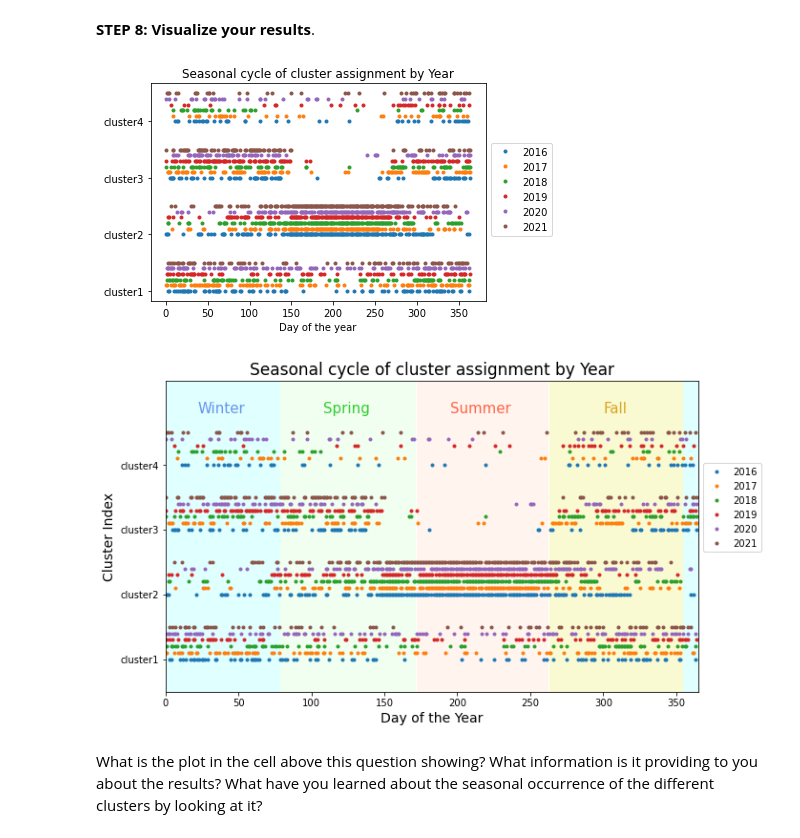
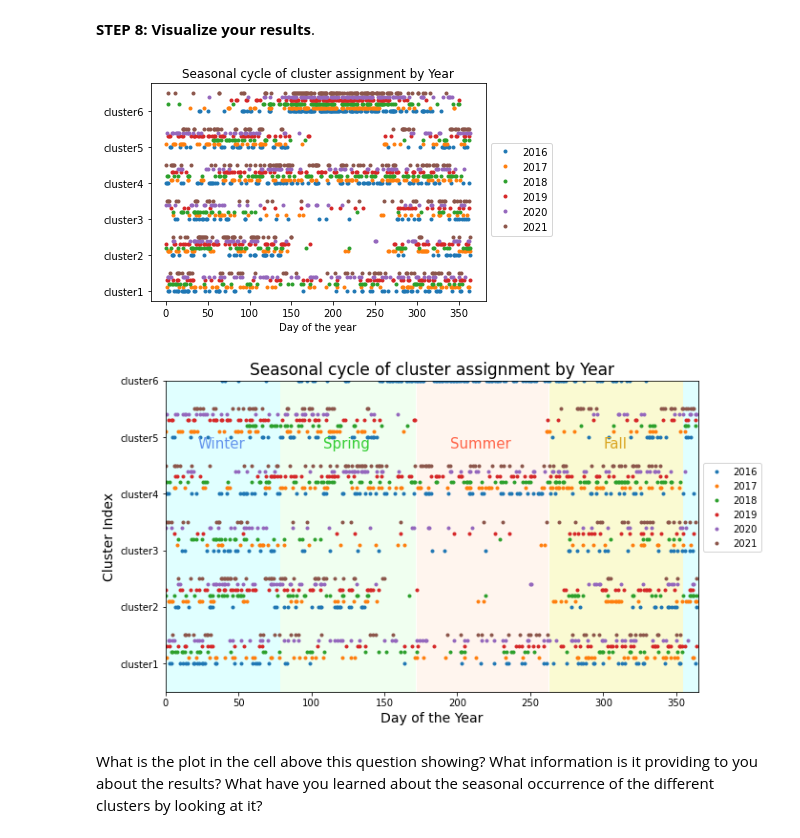
Before and after one commit to eguderian/ATOC5860_Spring2022, a Jupyter notebook: lab6/ATOC5860_applicationlab6_cluster_mesa_data.ipynb, the cells around one changed output. Cells and saved outputs as stored; diff of their text form; code cells hidden in the pictures.

```diff
--- a/lab6/ATOC5860_applicationlab6_cluster_mesa_data.ipynb
+++ b/lab6/ATOC5860_applicationlab6_cluster_mesa_data.ipynb
@@ -293,7 +293,7 @@ if quickplot == 'yes':
 **STEP 7: Use K-means clustering to look for patterns in the data**
 # %%
 ## select the number of clusters (i.e., here the number of seasons you want to try to identify using the weather data)
-NO_CLUSTERS = 4 # use 4 clusters - see if you get out 4 seasons of winter, fall, spring, summer
+NO_CLUSTERS = 6 # use 4 clusters - see if you get out 4 seasons of winter, fall, spring, summer
 
 ## do the clustering, return centroids (i.e., Coordinates of cluster centers.)
 ## https://scikit-learn.org/stable/modules/generated/sklearn.cluster.KMeans.html
@@ -317,20 +317,20 @@ Here is the cluster idx for each day of the year:
 # %%
 ### Make a quick plot to show the index results
 
 ### plot each year
 plt.plot(idx[0:365],'.',label='2016');
 plt.plot(idx[365:365*2]+0.1,'.',label='2017');
 plt.plot(idx[365*2:365*3]+0.2,'.',label='2018');
 plt.plot(idx[365*3:365*4]+0.3,'.',label='2019');
 plt.plot(idx[365*4:365*5]+0.4,'.',label='2020');
 plt.plot(idx[365*5:365*6]+0.5,'.',label='2021');
 #plt.legend(loc='best');
 plt.legend(bbox_to_anchor=(1, 0.75), loc='upper left', ncol=1);
-plt.yticks(np.arange(1,NO_CLUSTERS+1),labels=['cluster1','cluster2','cluster3','cluster4']);
+plt.yticks(np.arange(1,NO_CLUSTERS+1),labels=['cluster1','cluster2','cluster3','cluster4','cluster5','cluster6']);
 plt.xlabel('Day of the year')
 plt.title('Seasonal cycle of cluster assignment by Year');
 # %% [output]
-[figure, old version]
+[figure, new version]
 # %%
 #### OH! Here's a prettier plot contributed by Rachel Mooers (ATOC Undergrad)
 
@@ -356,7 +356,7 @@ ax.plot(idx[365*5:365*6]+0.5,'.',label='2021');
 
 #plt.legend(loc='best');
 plt.legend(bbox_to_anchor=(1, 0.75), loc='upper left', ncol=1);
-plt.yticks(np.arange(1,NO_CLUSTERS+1),labels=['cluster1','cluster2','cluster3','cluster4']);
+plt.yticks(np.arange(1,NO_CLUSTERS+1),labels=['cluster1','cluster2','cluster3','cluster4','cluster5','cluster6']);
 ax.set_title('Seasonal cycle of cluster assignment by Year', fontsize=17);
 
 ax.text(22, 4.8, 'Winter',  fontsize=15, color='cornflowerblue');
@@ -364,7 +364,7 @@ ax.text(108, 4.8, 'Spring',  fontsize=15, color='limegreen');
 ax.text(195, 4.8, 'Summer',  fontsize=15, color='tomato');
 ax.text(300, 4.8, 'Fall',  fontsize=15, color='Goldenrod');
 # %% [output]
-[figure, old version]
+[figure, new version]
 # %% [markdown]
 What is the plot in the cell above this question showing?  What information is it providing to you about the results?  What have you learned about the seasonal occurrence of the different clusters by looking at it?
 # %%
```
Also changed, not shown: parts of 4 cells of this notebook, 2 other files.
